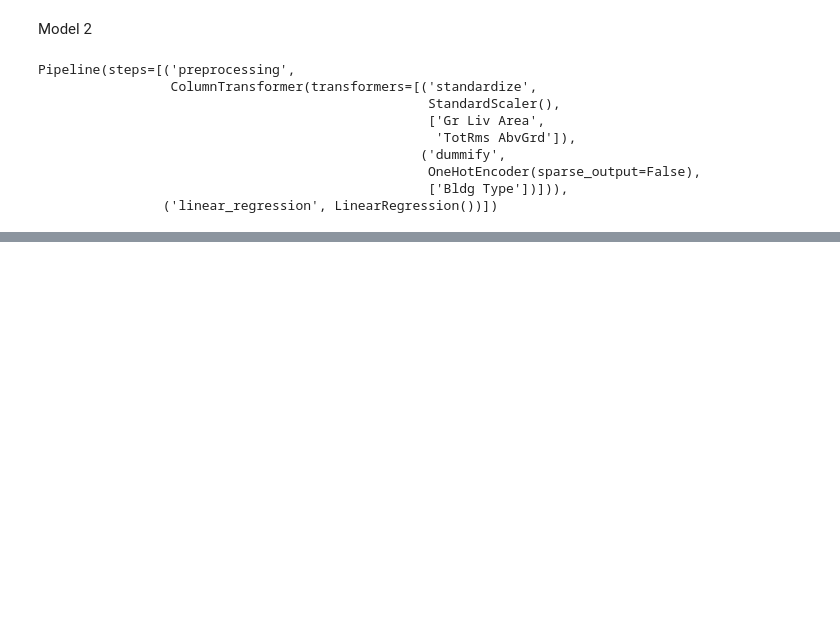
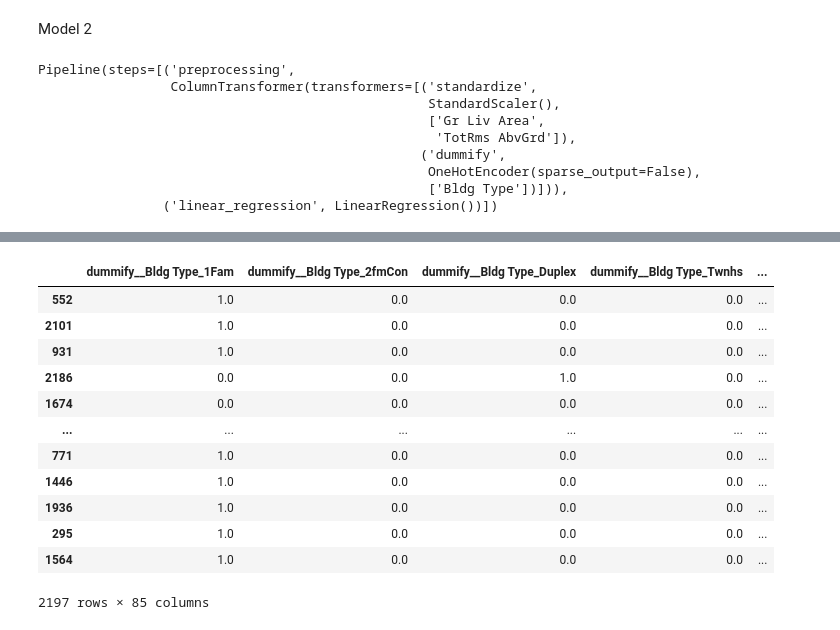
Before and after one commit to EthanSchultz49/GSB-544, a Jupyter notebook: Week-7/Class-Work.ipynb, the cells around one changed output, grey strips where cells are left out. Saved outputs shown, nothing was run; the diff lists cells and outputs as text; code cells hidden in the pictures; blank space fills up the shorter version.

```diff
--- a/Week-7/Class-Work.ipynb
+++ b/Week-7/Class-Work.ipynb
@@ -129,0 +130,31 @@ coefficients: [ 6.68219085e+04 -9.68402052e+03 -3.71297495e+17 -3.71297495e+17
+# %%
+ct_dummies = ColumnTransformer(
+  [("dummify", OneHotEncoder(sparse_output = False), ["Bldg Type"]),
+  ("standardize", StandardScaler(), ["Gr Liv Area"])
+  ],
+  remainder = "passthrough"
+).set_output(transform = "pandas")
+
+ct_inter = ColumnTransformer(
+  [
+    ("interaction", PolynomialFeatures(interaction_only = True), ["standardize__GR Liv Area", "dummify__Bldg Type_1Fam"]),
+  ],
+  remainder = "drop"
+).set_output(transform = "pandas")
+
+X_train_dummified = ct_dummies.fit_transform(X_train)
+X_train_dummified
+# %% [output]
+|  | dummify__Bldg Type_1Fam | dummify__Bldg Type_2fmCon | dummify__Bldg Type_Duplex | dummify__Bldg Type_Twnhs | ... |
+| 552 | 1.0 | 0.0 | 0.0 | 0.0 | ... |
+| 2101 | 1.0 | 0.0 | 0.0 | 0.0 | ... |
+| 931 | 1.0 | 0.0 | 0.0 | 0.0 | ... |
+| 2186 | 0.0 | 0.0 | 1.0 | 0.0 | ... |
+| 1674 | 0.0 | 0.0 | 0.0 | 0.0 | ... |
+| ... | ... | ... | ... | ... | ... |
+| 771 | 1.0 | 0.0 | 0.0 | 0.0 | ... |
+| 1446 | 1.0 | 0.0 | 0.0 | 0.0 | ... |
+| 1936 | 1.0 | 0.0 | 0.0 | 0.0 | ... |
+| 295 | 1.0 | 0.0 | 0.0 | 0.0 | ... |
+| 1564 | 1.0 | 0.0 | 0.0 | 0.0 | ... |
+2197 rows × 85 columns
```
Also changed, not shown: parts of 2 cells of this notebook, 1 other file.
